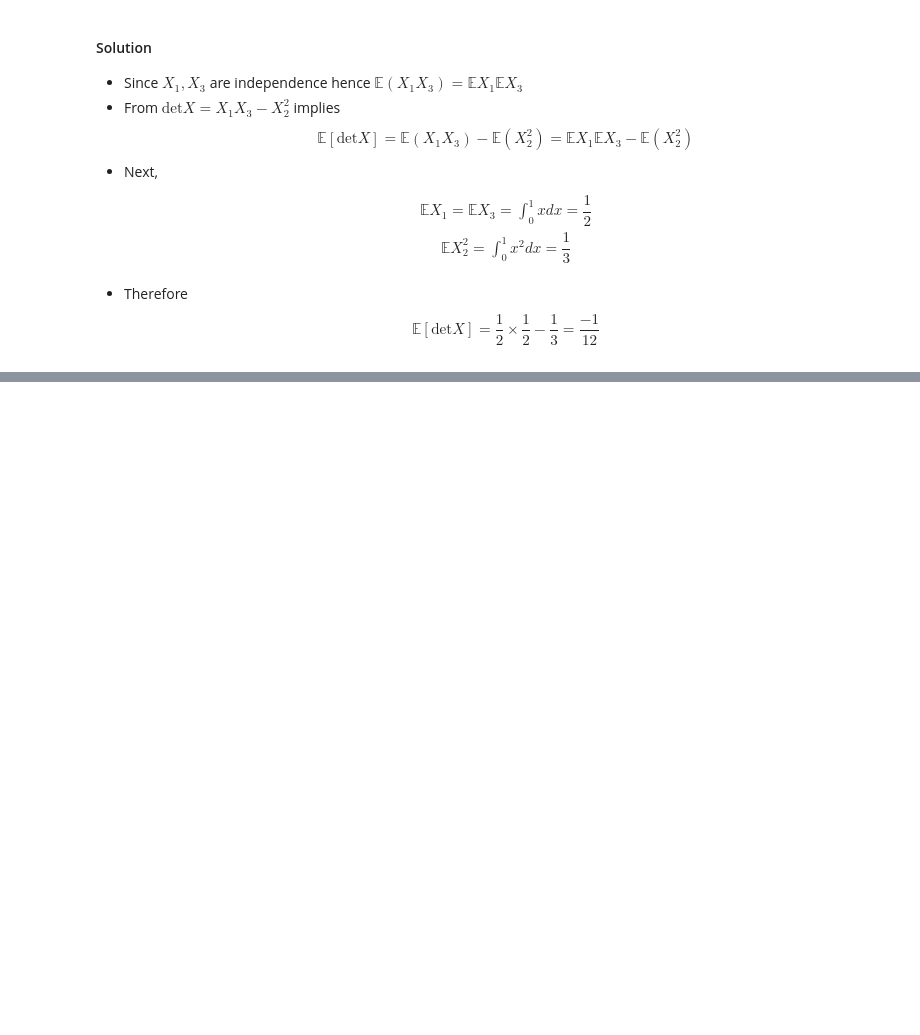
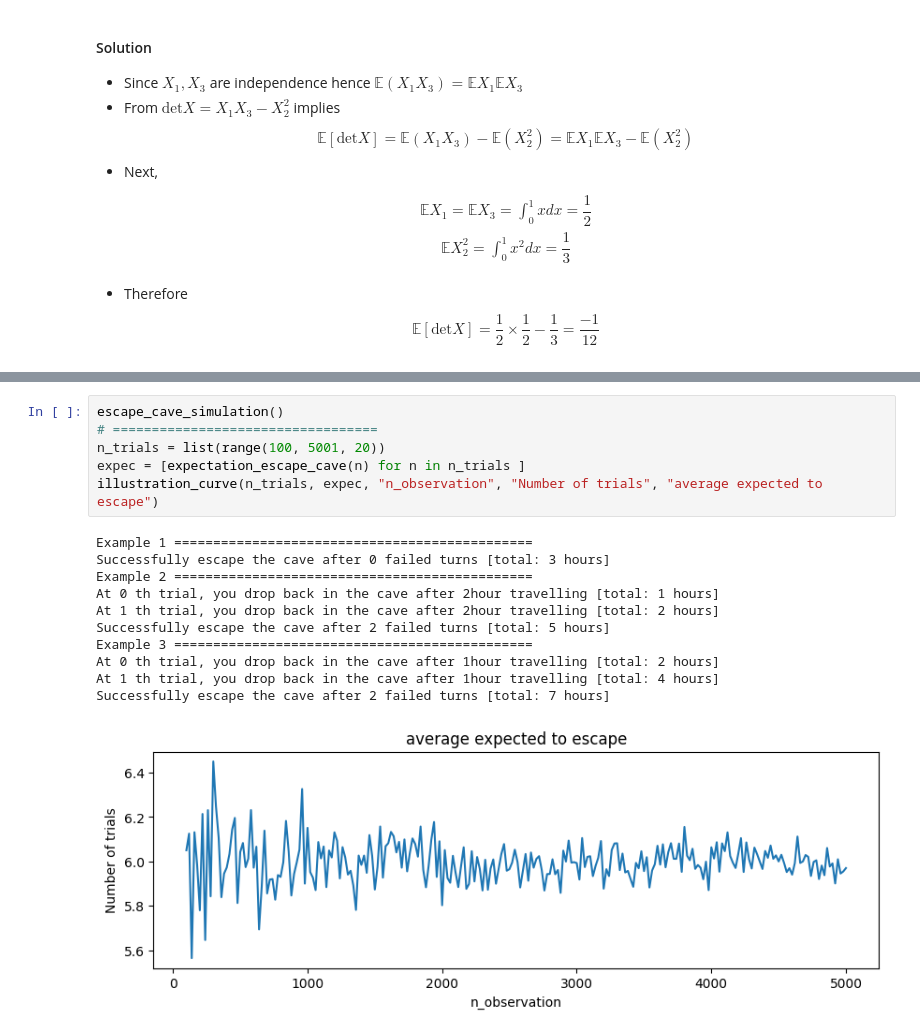
Before and after one commit to NhanDoV/WorldQuant-math-quiz, a Jupyter notebook: Math-test/Set1/proba_and_stats.ipynb, the cells around one changed output, grey strips where cells are left out. Cells and saved outputs as stored; diff of their text form; blank space fills up the shorter version.

```diff
--- a/Math-test/Set1/proba_and_stats.ipynb
+++ b/Math-test/Set1/proba_and_stats.ipynb
@@ -68,0 +77,18 @@ $$ \mathbb{E} [ \text{det} X] = \dfrac{1}{2} \times \dfrac{1}{2} - \dfrac{1}{3}
+# %%
+escape_cave_simulation()
+# ==================================
+n_trials = list(range(100, 5001, 20))
+expec = [expectation_escape_cave(n) for n in n_trials ]
+illustration_curve(n_trials, expec, "n_observation", "Number of trials", "average expected to escape")
+# %% [output]
+Example 1 ==============================================
+Successfully escape the cave after 0 failed turns [total: 3 hours]
+Example 2 ==============================================
+At 0 th trial, you drop back in the cave after 2hour travelling [total: 1 hours]
+At 1 th trial, you drop back in the cave after 2hour travelling [total: 2 hours]
+Successfully escape the cave after 2 failed turns [total: 5 hours]
+Example 3 ==============================================
+At 0 th trial, you drop back in the cave after 1hour travelling [total: 2 hours]
+At 1 th trial, you drop back in the cave after 1hour travelling [total: 4 hours]
+Successfully escape the cave after 2 failed turns [total: 7 hours]
+[figure, added]
```
Also changed, not shown: parts of 10 cells of this notebook, 2 other files.
